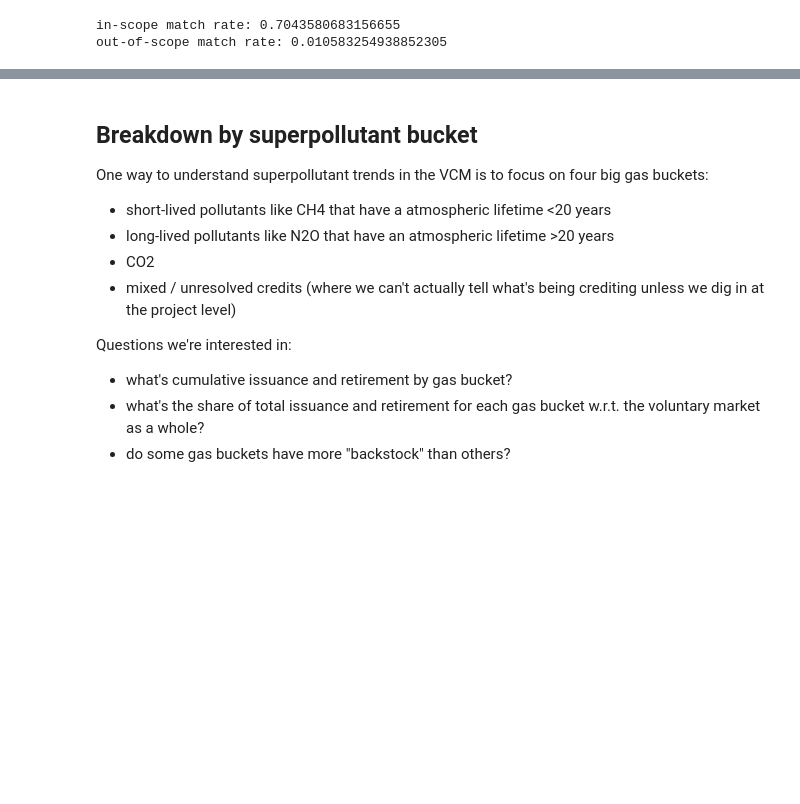
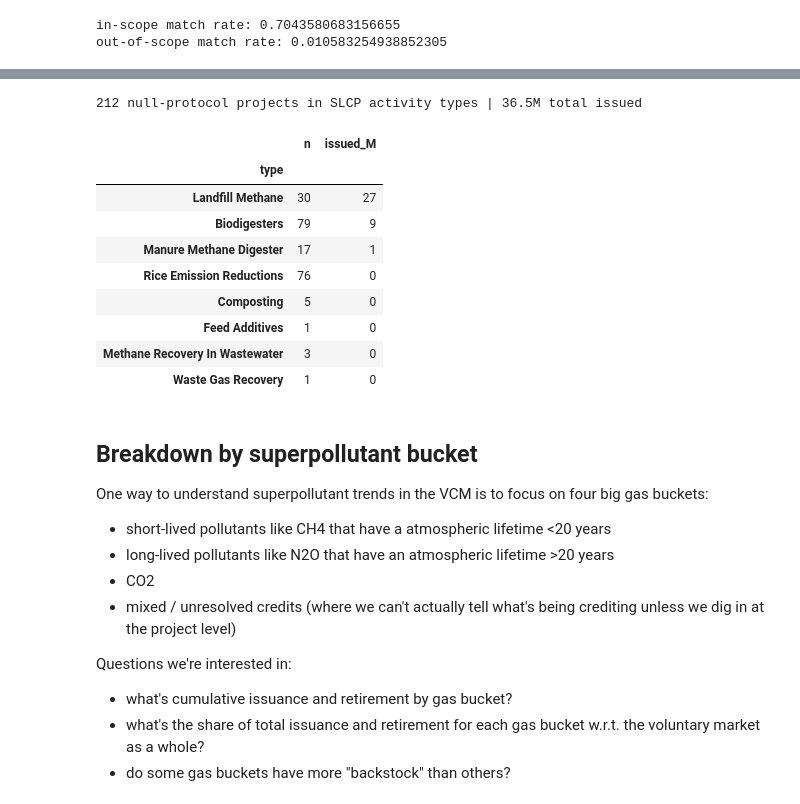
Before and after one commit to carbonplan/slcp-offsetting, a Jupyter notebook: notebooks/04-vcm-slcp-analysis.ipynb, the cells around one changed output, grey strips where cells are left out. Cells and saved outputs as stored; diff of their text form; code cells hidden in the pictures; blank space fills up the shorter version.

Commit message:
notebook tweaks to clarify protocol classification limitations

```diff
--- a/notebooks/04-vcm-slcp-analysis.ipynb
+++ b/notebooks/04-vcm-slcp-analysis.ipynb
@@ -292,3 +299,25 @@ out-of-scope match rate: 0.010583254938852305
+# %%
+no_protocol = vcm_df[vcm_df['protocol'].isna()
+                     & vcm_df['type'].isin(slcp_project_types)]
+
+print(f'{len(no_protocol):,} null-protocol projects in SLCP activity types | '
+      f'{no_protocol["total_issued"].sum()/1e6:,.1f}M total issued')
+
+display(no_protocol.groupby(no_protocol['type'].str.title())
+        .agg(n=('project_id', 'size'), issued_M=('total_issued', lambda s: s.sum()/1e6))
+        .sort_values('issued_M', ascending=False))
+# %% [output]
+212 null-protocol projects in SLCP activity types | 36.5M total issued
+|  | n | issued_M |
+| type |  |  |
+| Landfill Methane | 30 | 27 |
+| Biodigesters | 79 | 9 |
+| Manure Methane Digester | 17 | 1 |
+| Rice Emission Reductions | 76 | 0 |
+| Composting | 5 | 0 |
+| Feed Additives | 1 | 0 |
+| Methane Recovery In Wastewater | 3 | 0 |
+| Waste Gas Recovery | 1 | 0 |
 # %% [markdown]
 ## Breakdown by superpollutant bucket
 
```
Also changed, not shown: parts of 4 cells of this notebook.
